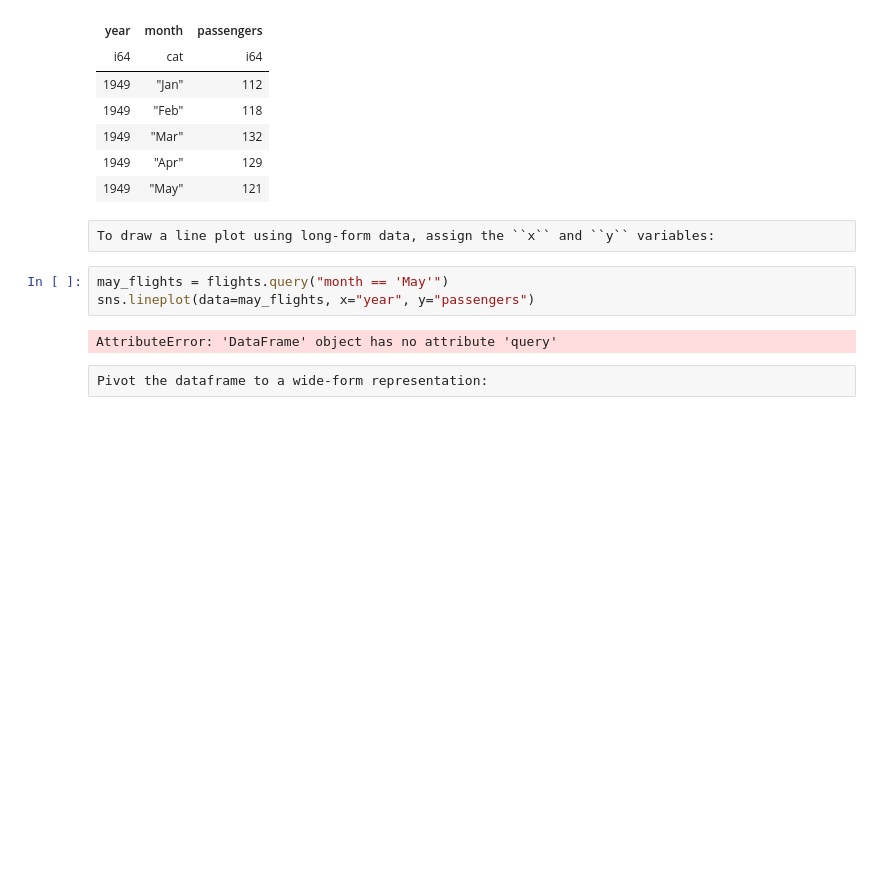
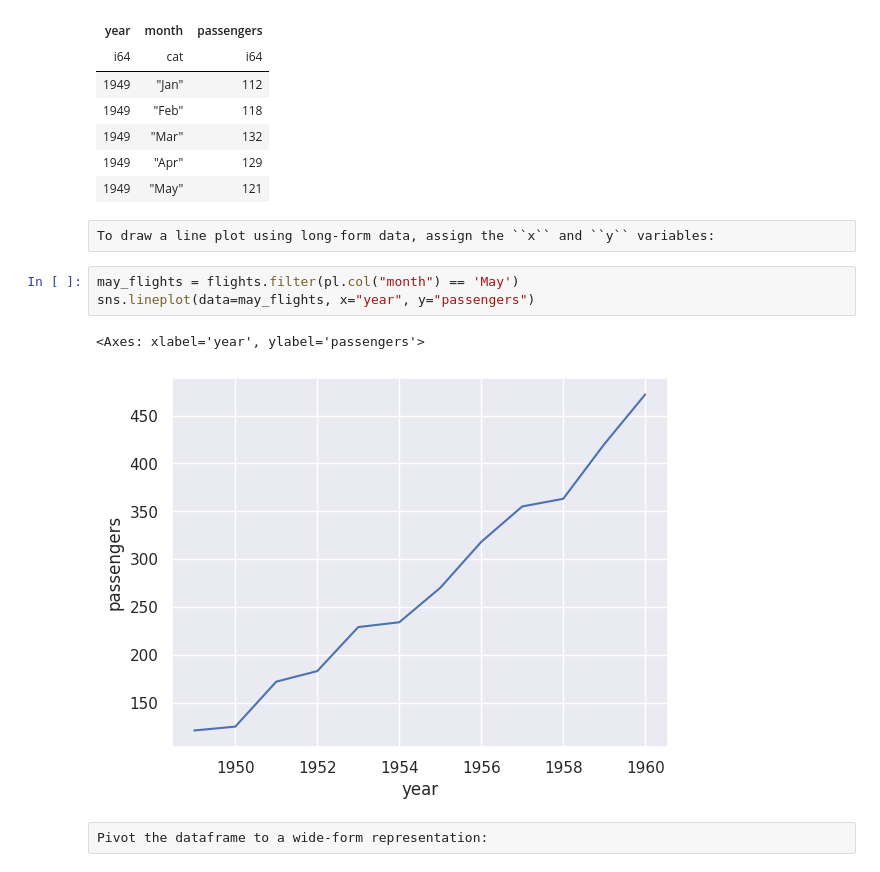
Before and after one commit to MarcoGorelli/seaborn, a Jupyter notebook: doc/_docstrings/lineplot.ipynb, the cells around one changed output. Saved outputs shown, nothing was run; the diff lists cells and outputs as text; blank space fills up the shorter version.

```diff
--- a/doc/_docstrings/lineplot.ipynb
+++ b/doc/_docstrings/lineplot.ipynb
@@ -22,10 +23,11 @@ shape: (5, 3)
 # %% [raw]
 To draw a line plot using long-form data, assign the ``x`` and ``y`` variables:
 # %%
-may_flights = flights.query("month == 'May'")
+may_flights = flights.filter(pl.col("month") == 'May')
 sns.lineplot(data=may_flights, x="year", y="passengers")
 # %% [output]
-AttributeError: 'DataFrame' object has no attribute 'query'
+<Axes: xlabel='year', ylabel='passengers'>
+[figure, added]
 # %% [raw]
 Pivot the dataframe to a wide-form representation:
 # %%
```
Also changed, not shown: parts of 22 cells of this notebook, 10 other files.
